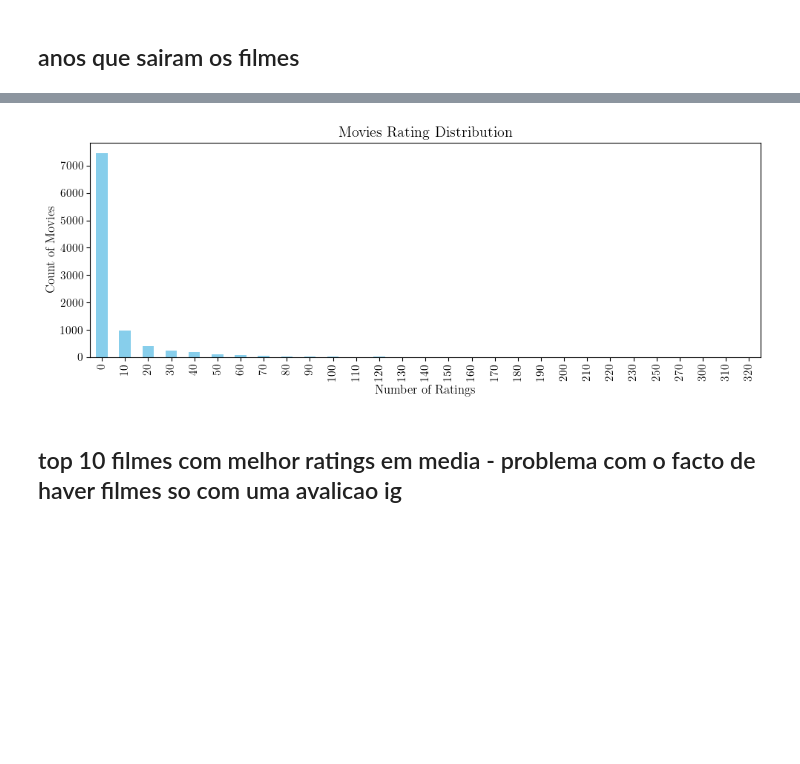
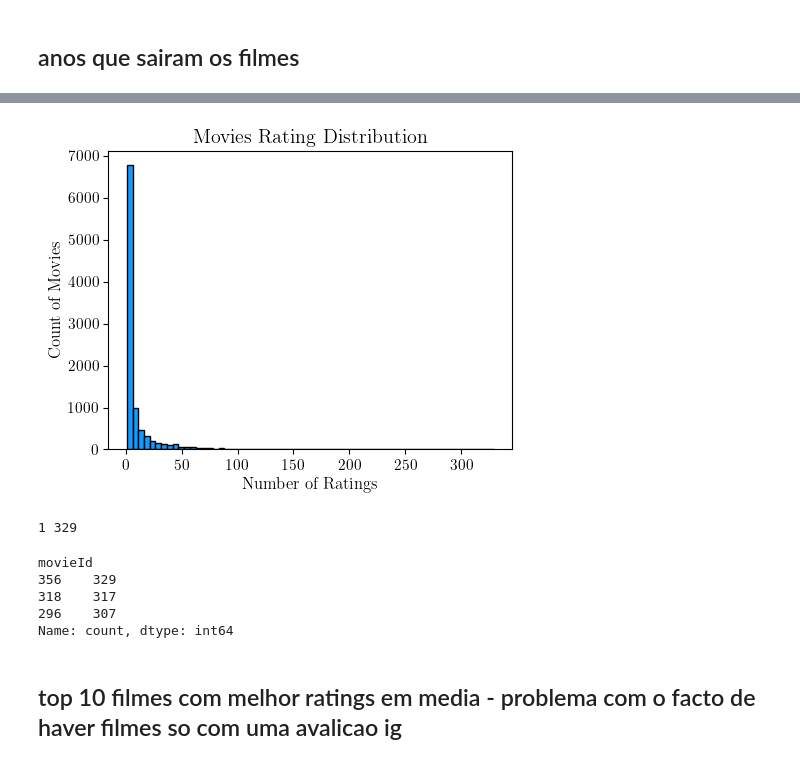
Before and after one commit to jepe06/Project2--Recommender-System, a Jupyter notebook: 02 data_vis.ipynb, the cells around one changed output, grey strips where cells are left out. Drawn from its saved outputs; the diff is of its cells as text; code cells hidden in the pictures; blank space fills up the shorter version.

```diff
--- a/02 data_vis.ipynb
+++ b/02 data_vis.ipynb
@@ -15,6 +15,8 @@ plt.rcParams.update({
     "figure.figsize": (5, 5*0.8),
     "savefig.dpi": 300,               # DPI for high-quality PNG/JPEG
 })
+
+prime_video_color = "#1399FF"
 # %% [markdown]
 ## distribuicao de generos de filmes
 # %%
@@ -154,17 +141,28 @@ plt.show()
 # %%
-movies_ratings = pd.Series(movies_ratings)
-movies_ratings = movies_ratings.sort_index()
-
-plt.figure(figsize=(10, 4))
-movies_ratings.plot(kind='bar', color='skyblue')
+plt.figure(figsize=(5, 4))
+plt.hist(movies, bins=int(len(movies)/150), edgecolor='black', color=prime_video_color)
 plt.xlabel('Number of Ratings')
 plt.ylabel('Count of Movies')
 plt.title('Movies Rating Distribution')
 plt.tight_layout()
-#plt.savefig("assets/aaa.png") AAAAAAAAAA
+#plt.savefig("assets/distribution_moviesratings.png")
 plt.show()
 # %% [output]
-[figure, old version]
+[figure, new version]
+# %%
+print(min(movies), max(movies))
+# %% [output]
+1 329
+# %%
+movies = ratings["movieId"].value_counts()
+movies = movies[movies > 300]
+movies
+# %% [output]
+movieId
+356    329
+318    317
+296    307
+Name: count, dtype: int64
 # %% [markdown]
 ## top 10 filmes com melhor ratings em media - problema com o facto de haver filmes so com uma avalicao ig
 # %%
```
Also changed, not shown: parts of 8 cells of this notebook, 5 other files.
